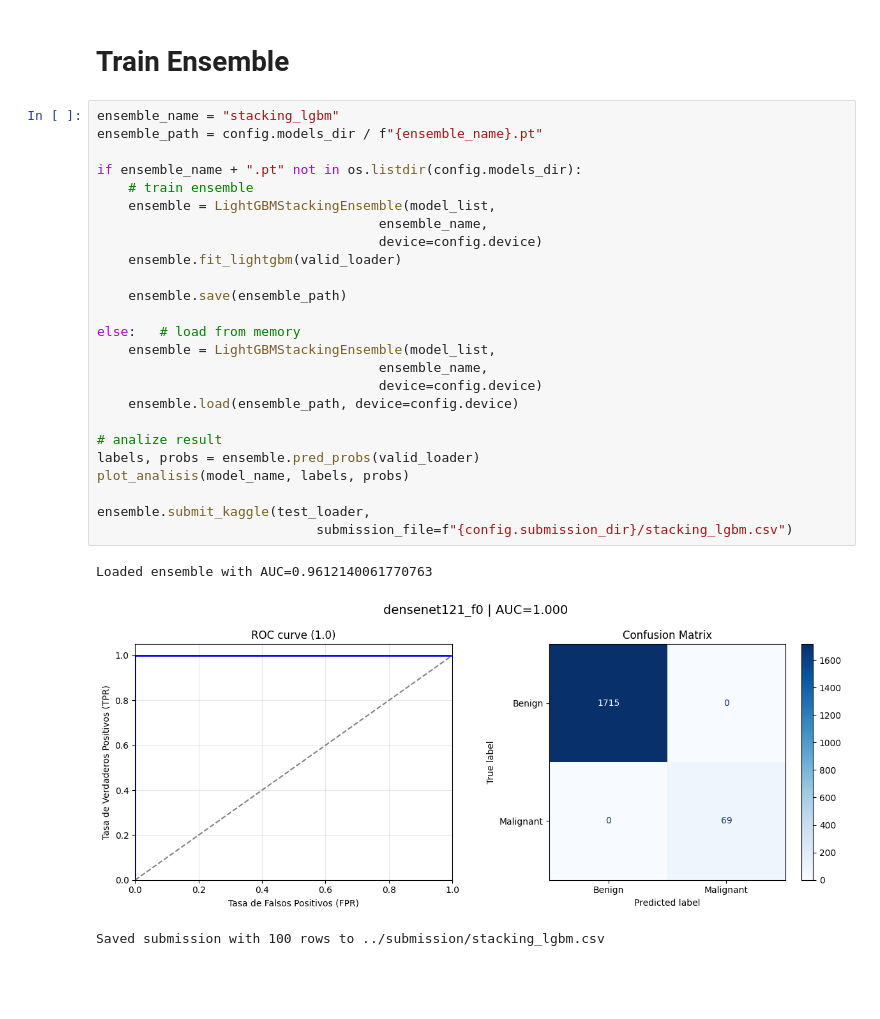
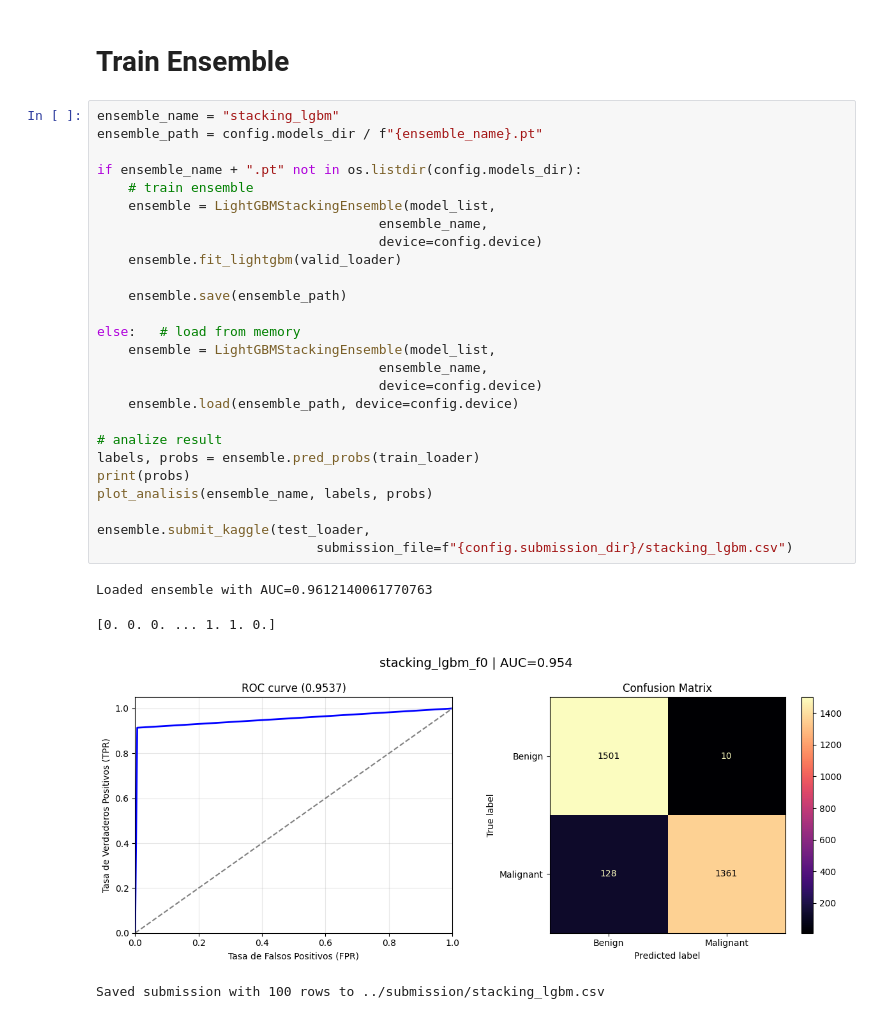
Before and after one commit to sprieton/ISIC_DL, a Jupyter notebook: src/Ensemble.ipynb, the cells around one changed output. Drawn from its saved outputs; the diff is of its cells as text; blank space fills up the shorter version.

```diff
--- a/src/Ensemble.ipynb
+++ b/src/Ensemble.ipynb
@@ -836,29 +836,31 @@ class LightGBMStackingEnsemble(nn.Module):
 # %%
 ensemble_name = "stacking_lgbm"
 ensemble_path = config.models_dir / f"{ensemble_name}.pt"
 
 if ensemble_name + ".pt" not in os.listdir(config.models_dir):
     # train ensemble
     ensemble = LightGBMStackingEnsemble(model_list,
                                     ensemble_name,
                                     device=config.device)
     ensemble.fit_lightgbm(valid_loader)
 
     ensemble.save(ensemble_path)
 
 else:   # load from memory
     ensemble = LightGBMStackingEnsemble(model_list,
                                     ensemble_name,
                                     device=config.device)
     ensemble.load(ensemble_path, device=config.device)
 
 # analize result
-labels, probs = ensemble.pred_probs(valid_loader)
-plot_analisis(model_name, labels, probs)
+labels, probs = ensemble.pred_probs(train_loader)
+print(probs)
+plot_analisis(ensemble_name, labels, probs)
 
 ensemble.submit_kaggle(test_loader,
                             submission_file=f"{config.submission_dir}/stacking_lgbm.csv")
 # %% [output]
 Loaded ensemble with AUC=0.9612140061770763
+[0. 0. 0. ... 1. 1. 0.]
-[figure, old version]
+[figure, new version]
-Saved submission with 100 rows to ../submission/stacking_lgbm.csv
+Saved submission with 100 rows to ../submission/stacking_lgbm.csv
```
Also changed, not shown: parts of 2 cells of this notebook, 6 other files.
